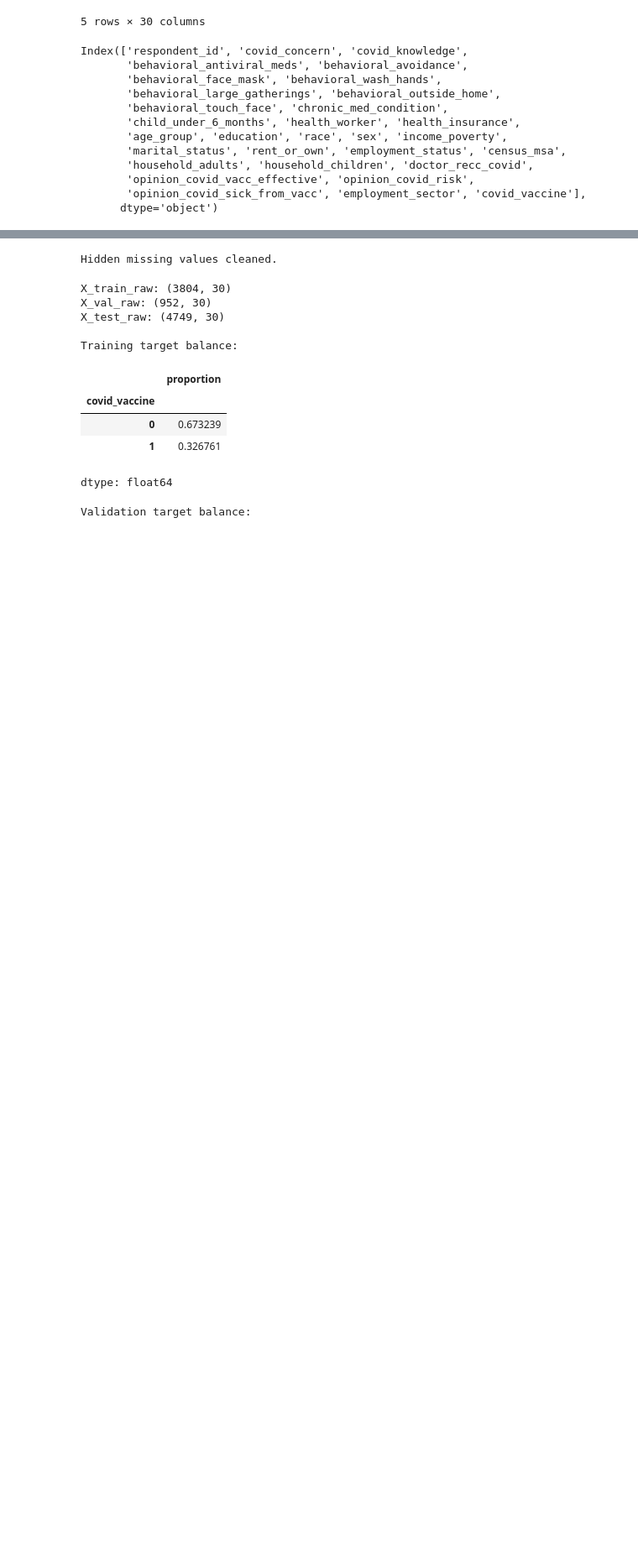
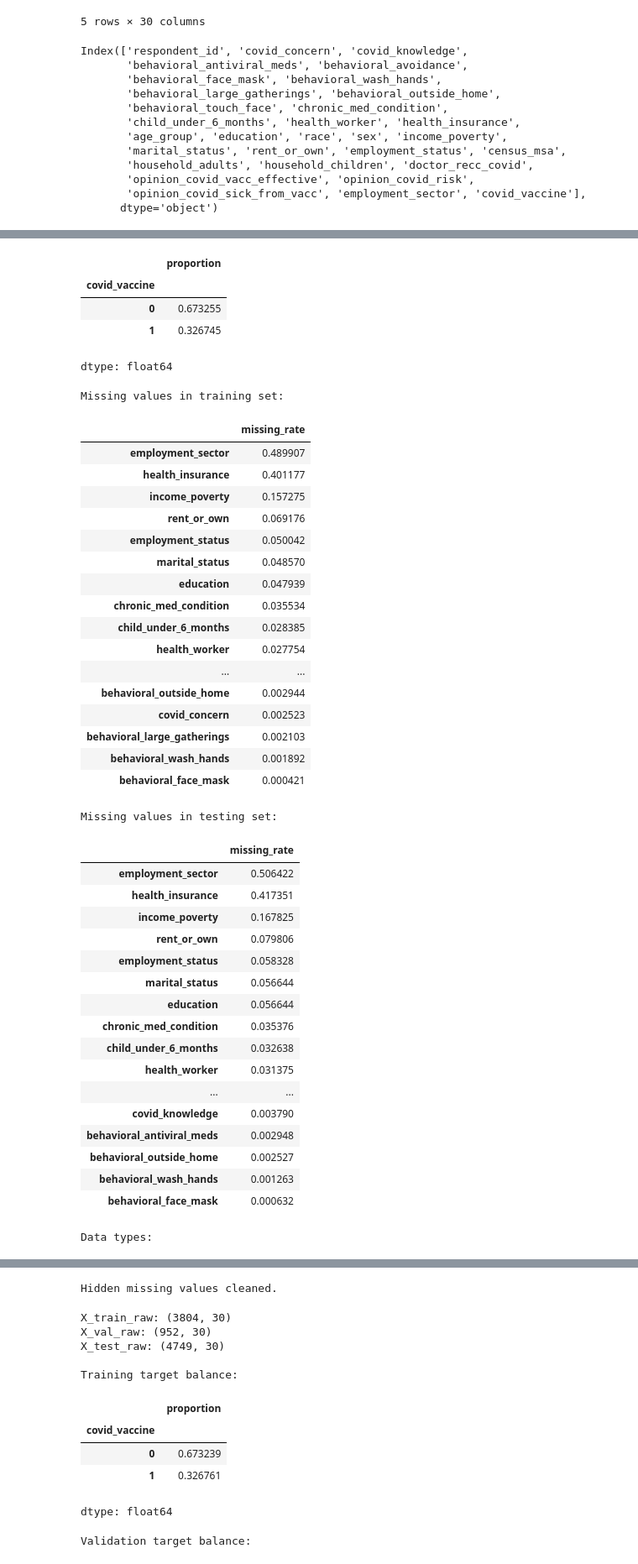
Before and after one commit to The-Final-Epoch/hackathon-RM, a Jupyter notebook: 23097024_(logistic_regression_&Ridge_classifies_model).ipynb, the cells around one changed output, grey strips where cells are left out. Shown at 84% size. Saved outputs shown, nothing was run; the diff lists cells and outputs as text; code cells hidden in the pictures; blank space fills up the shorter version.

```diff
--- a/23097024_(logistic_regression_&Ridge_classifies_model).ipynb
+++ b/23097024_(logistic_regression_&Ridge_classifies_model).ipynb
@@ -63,3 +63,33 @@ Index(['respondent_id', 'covid_concern', 'covid_knowledge',
        'opinion_covid_vacc_effective', 'opinion_covid_risk',
        'opinion_covid_sick_from_vacc', 'employment_sector', 'covid_vaccine'],
       dtype='object')
+# %%
+print("Target distribution:")
+display(train_df[TARGET_COL].value_counts())
+display(train_df[TARGET_COL].value_counts(normalize=True).rename("proportion"))
+
+print("\nMissing values in training set:")
+missing_train = (
+    train_df
+    .isna()
+    .mean()
+    .sort_values(ascending=False)
+    .rename("missing_rate")
+    .to_frame()
+)
+display(missing_train[missing_train["missing_rate"] > 0])
+
+print("\nMissing values in testing set:")
+missing_test = (
+    test_df
+    .isna()
+    .mean()
+    .sort_values(ascending=False)
+    .rename("missing_rate")
+    .to_frame()
+)
+display(missing_test[missing_test["missing_rate"] > 0])
+
+print("\nData types:")
+display(train_df.dtypes)
+# %% [output]
@@ -65,0 +102,42 @@ Index(['respondent_id', 'covid_concern', 'covid_knowledge',
+|  | proportion |
+| covid_vaccine |  |
+| 0 | 0.673255 |
+| 1 | 0.326745 |
+dtype: float64
+Missing values in training set:
+|  | missing_rate |
+| employment_sector | 0.489907 |
+| health_insurance | 0.401177 |
+| income_poverty | 0.157275 |
+| rent_or_own | 0.069176 |
+| employment_status | 0.050042 |
+| marital_status | 0.048570 |
+| education | 0.047939 |
+| chronic_med_condition | 0.035534 |
+| child_under_6_months | 0.028385 |
+| health_worker | 0.027754 |
+| ... | ... |
+| behavioral_outside_home | 0.002944 |
+| covid_concern | 0.002523 |
+| behavioral_large_gatherings | 0.002103 |
+| behavioral_wash_hands | 0.001892 |
+| behavioral_face_mask | 0.000421 |
+Missing values in testing set:
+|  | missing_rate |
+| employment_sector | 0.506422 |
+| health_insurance | 0.417351 |
+| income_poverty | 0.167825 |
+| rent_or_own | 0.079806 |
+| employment_status | 0.058328 |
+| marital_status | 0.056644 |
+| education | 0.056644 |
+| chronic_med_condition | 0.035376 |
+| child_under_6_months | 0.032638 |
+| health_worker | 0.031375 |
+| ... | ... |
+| covid_knowledge | 0.003790 |
+| behavioral_antiviral_meds | 0.002948 |
+| behavioral_outside_home | 0.002527 |
+| behavioral_wash_hands | 0.001263 |
+| behavioral_face_mask | 0.000632 |
+Data types:
```
Also changed, not shown: parts of 1 cell of this notebook.
